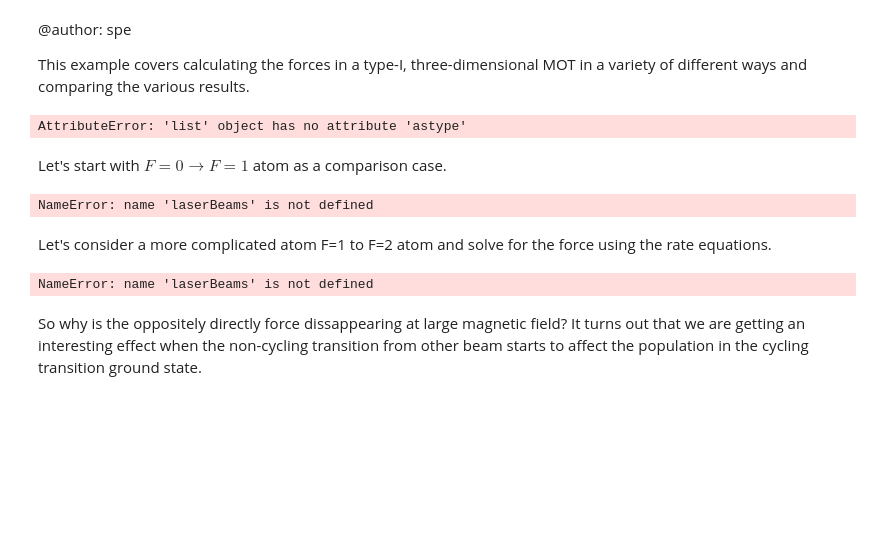
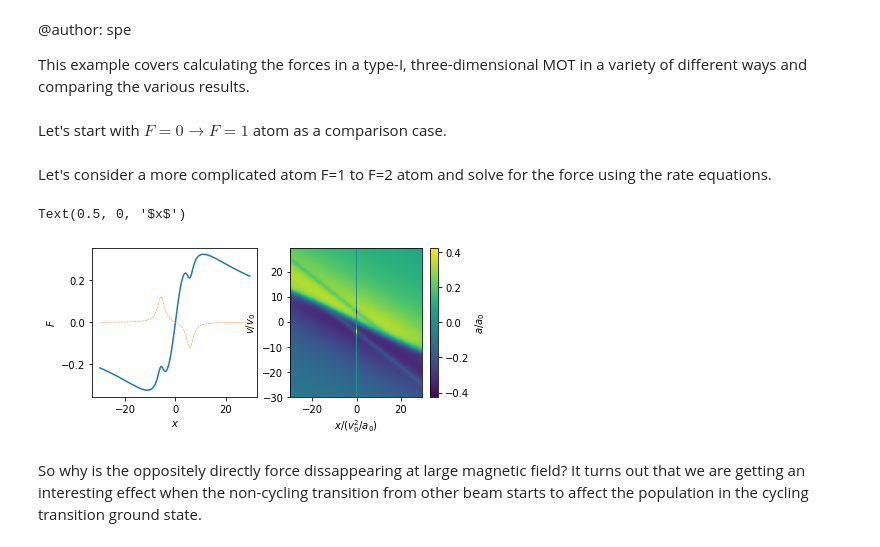
Before and after one commit to JQIamo/pylcp, a Jupyter notebook: examples/forces/MOTs/02_Fn_to_Fm_1D_MOT.ipynb, the cells around one changed output. Drawn from its saved outputs; the diff is of its cells as text; code cells hidden in the pictures; blank space fills up the shorter version.

```diff
--- a/examples/forces/MOTs/02_Fn_to_Fm_1D_MOT.ipynb
+++ b/examples/forces/MOTs/02_Fn_to_Fm_1D_MOT.ipynb
@@ -28,14 +28,12 @@ beta = 5.0
 nb = 2.0
 
 # Define the laser beams:
-laserBeams = pylcp.laserBeams([{'kvec':[1, 0, 0], 'beta': beta, 'pol':-1, 'delta':det},
-                               {'kvec':[-1, 0, 0], 'beta': beta, 'pol':-1, 'delta':det}])
+laserBeams = pylcp.laserBeams([{'kvec':np.array([1, 0, 0]), 'beta': beta, 'pol':-1, 'delta':det},
+                               {'kvec':np.array([-1, 0, 0]), 'beta': beta, 'pol':-1, 'delta':det}])
 
 # Actual linear gradient:
 linGrad = lambda R: np.array([-alpha*R[0], np.zeros(R[1].shape),
                               np.zeros(R[2].shape)])
-# %% [output]
-AttributeError: 'list' object has no attribute 'astype'
 # %% [markdown]
 Let's start with $F=0\rightarrow F=1$ atom as a comparison case.
 # %%
@@ -46,43 +44,42 @@ He, muq_e = pylcp.hamiltonians.singleF(F=1, muB=1)
 d_q = pylcp.hamiltonians.dqij_two_bare_hyperfine(0, 1)
 
 ham = pylcp.hamiltonian(Hg, He, muq_g, muq_e, d_q)
-trap = pylcp.trap_rateeq(laserBeams, linGrad, ham, svd_eps=1e-10)
+trap = pylcp.trap_rateeq(laserBeams, linGrad, ham, svd_eps=1e-10, include_mag_forces=False)
 trap.generate_force_profile(Rvec, Vvec, name='Fx')
 F = trap.profile['Fx'].F[0]
-# %% [output]
-NameError: name 'laserBeams' is not defined
 # %% [markdown]
 Let's consider a more complicated atom F=1 to F=2 atom and solve for the
 force using the rate equations.
 # %%
 # Define the atomic Hamiltonian:
 Hg, muq_g = pylcp.hamiltonians.singleF(F=1, gF=1/2, muB=1)
 He, muq_e = pylcp.hamiltonians.singleF(F=2, gF=3/4, muB=1)
 
 dijq =  pylcp.hamiltonians.dqij_two_bare_hyperfine(1, 2)
 
 ham = pylcp.hamiltonian(Hg, He, muq_g, muq_e, dijq)
-trap = pylcp.trap_rateeq(laserBeams, linGrad, ham, svd_eps=1e-10)
+trap = pylcp.trap_rateeq(laserBeams, linGrad, ham, svd_eps=1e-10, include_mag_forces=False)
 trap.generate_force_profile(Rvec, Vvec, name='Fx')
 F2 = trap.profile['Fx'].F[0]
 
 # Now plot it up:
 fig, ax = plt.subplots(nrows=1, ncols=2, num="Force F=2->F=3", figsize=(6.5,2.75))
 im1 = ax[1].imshow(F2,extent=(np.amin(X[0,:]), np.amax(X[0,:]),
                               np.amin(V[:,0]), np.amax(V[:,0])),
                    origin='bottom',
                    aspect='auto')
 cb1 = plt.colorbar(im1)
 cb1.set_label('$a/a_0$')
 ax[1].set_xlabel('$x/(v_0^2/a_0)$')
 ax[1].set_ylabel('$v/v_0$')
 
 ax[0].plot(x, F2[int(np.ceil(F.shape[0]/2)),:],'-',color='C0')
 ax[0].plot(x, F[int(np.ceil(F.shape[0]/2)),:],'--',color='C1',linewidth=0.5)
 ax[0].set_ylabel('$F$')
 ax[0].set_xlabel('$x$')
 # %% [output]
-NameError: name 'laserBeams' is not defined
+Text(0.5, 0, '$x$')
+[figure, added]
 # %% [markdown]
 So why is the oppositely directly force dissappearing at large magnetic field?
 It turns out that we are getting an interesting effect when the non-cycling
```
Also changed, not shown: parts of 1 cell of this notebook, 3 other files.
